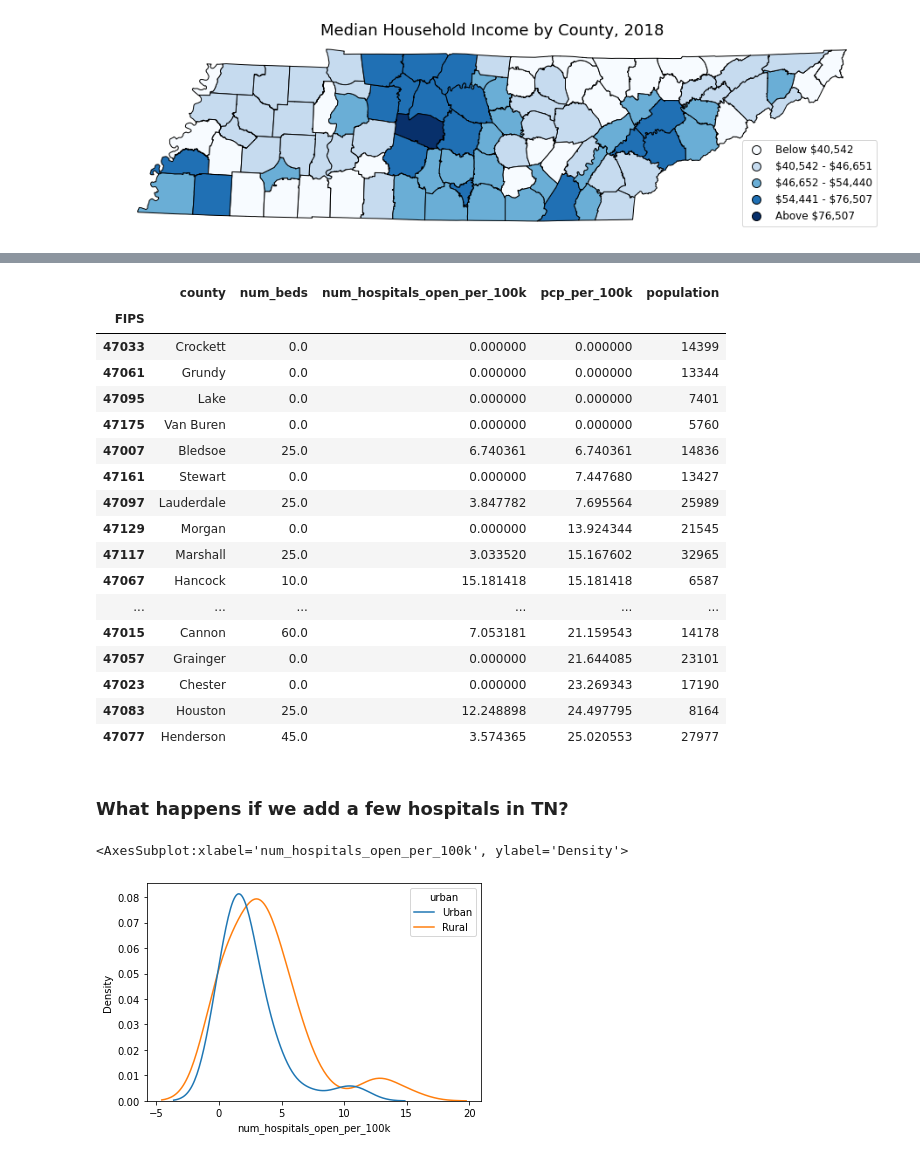
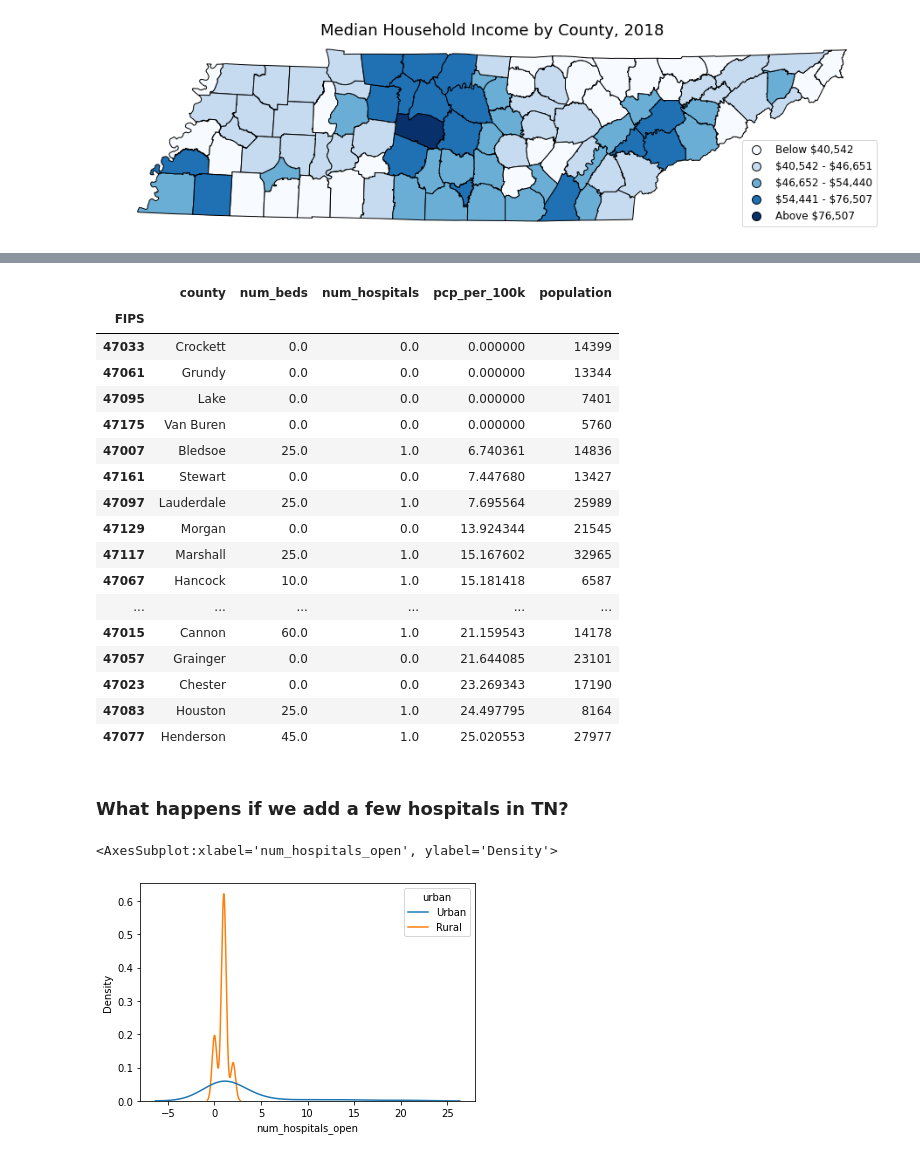
Before and after one commit to smgroves/data-science-essentials-4, a Jupyter notebook: project/Project.ipynb, the cells around one changed output, grey strips where cells are left out. Saved outputs shown, nothing was run; the diff lists cells and outputs as text; code cells hidden in the pictures.

```diff
--- a/project/Project.ipynb
+++ b/project/Project.ipynb
@@ -572,3 +596,5 @@ Lastly, we can take a look at number of beds.
+# %%
+hospitals.BEDS = hospitals.BEDS.replace(-999,0)
 # %%
 for i in range(len(hospitals.loc[hospitals.STATUS == 'OPEN'].COUNTYFIPS.value_counts())):
     ind = (hospitals.loc[hospitals.STATUS == 'OPEN'].COUNTYFIPS.value_counts().index[i])
@@ -596,6 +619,0 @@ We would like to normalize this by the number of people (i.e. number of beds/100
-# %%
-disparities.num_hospitals_open = disparities.num_hospitals_open.replace(-1,0)
-# %%
-disparities['num_hospitals_open_per_100k'] = disparities.num_hospitals_open*100000/disparities.population
-# %%
-disparities['num_beds_per_100k'] = disparities.num_beds*100000/disparities.population
@@ -817,31 +816,31 @@ sns.scatterplot(data = counties, x = 'Median Household Income', y = 'num_hospita
 # %%
-disparities.sort_values(['pcp_per_100k','population'], ascending = [True,False])[['county', 'num_beds','num_hospitals_open_per_100k','pcp_per_100k','population']][0:25]
+disparities.sort_values(['pcp_per_100k','population'], ascending = [True,False])[['county', 'num_beds','num_hospitals','pcp_per_100k','population']][0:25]
 # %% [output]
-|  | county | num_beds | num_hospitals_open_per_100k | pcp_per_100k | population |
+|  | county | num_beds | num_hospitals | pcp_per_100k | population |
 | FIPS |  |  |  |  |  |
-| 47033 | Crockett | 0.0 | 0.000000 | 0.000000 | 14399 |
-| 47061 | Grundy | 0.0 | 0.000000 | 0.000000 | 13344 |
-| 47095 | Lake | 0.0 | 0.000000 | 0.000000 | 7401 |
-| 47175 | Van Buren | 0.0 | 0.000000 | 0.000000 | 5760 |
-| 47007 | Bledsoe | 25.0 | 6.740361 | 6.740361 | 14836 |
-| 47161 | Stewart | 0.0 | 0.000000 | 7.447680 | 13427 |
-| 47097 | Lauderdale | 25.0 | 3.847782 | 7.695564 | 25989 |
-| 47129 | Morgan | 0.0 | 0.000000 | 13.924344 | 21545 |
-| 47117 | Marshall | 25.0 | 3.033520 | 15.167602 | 32965 |
-| 47067 | Hancock | 10.0 | 15.181418 | 15.181418 | 6587 |
+| 47033 | Crockett | 0.0 | 0.0 | 0.000000 | 14399 |
+| 47061 | Grundy | 0.0 | 0.0 | 0.000000 | 13344 |
+| 47095 | Lake | 0.0 | 0.0 | 0.000000 | 7401 |
+| 47175 | Van Buren | 0.0 | 0.0 | 0.000000 | 5760 |
+| 47007 | Bledsoe | 25.0 | 1.0 | 6.740361 | 14836 |
+| 47161 | Stewart | 0.0 | 0.0 | 7.447680 | 13427 |
+| 47097 | Lauderdale | 25.0 | 1.0 | 7.695564 | 25989 |
+| 47129 | Morgan | 0.0 | 0.0 | 13.924344 | 21545 |
+| 47117 | Marshall | 25.0 | 1.0 | 15.167602 | 32965 |
+| 47067 | Hancock | 10.0 | 1.0 | 15.181418 | 6587 |
 | ... | ... | ... | ... | ... | ... |
-| 47015 | Cannon | 60.0 | 7.053181 | 21.159543 | 14178 |
-| 47057 | Grainger | 0.0 | 0.000000 | 21.644085 | 23101 |
-| 47023 | Chester | 0.0 | 0.000000 | 23.269343 | 17190 |
-| 47083 | Houston | 25.0 | 12.248898 | 24.497795 | 8164 |
-| 47077 | Henderson | 45.0 | 3.574365 | 25.020553 | 27977 |
+| 47015 | Cannon | 60.0 | 1.0 | 21.159543 | 14178 |
+| 47057 | Grainger | 0.0 | 0.0 | 21.644085 | 23101 |
+| 47023 | Chester | 0.0 | 0.0 | 23.269343 | 17190 |
+| 47083 | Houston | 25.0 | 1.0 | 24.497795 | 8164 |
+| 47077 | Henderson | 45.0 | 1.0 | 25.020553 | 27977 |
 # %% [markdown]
 ### What happens if we add a few hospitals in TN?
 # %%
-sns.kdeplot(disparities.num_hospitals_open_per_100k, hue = disparities.urban)
+sns.kdeplot(disparities.num_hospitals_open, hue = disparities.urban)
 # %% [output]
-<AxesSubplot:xlabel='num_hospitals_open_per_100k', ylabel='Density'>
+<AxesSubplot:xlabel='num_hospitals_open', ylabel='Density'>
-[figure, old version]
+[figure, new version]
 # %%
 predict = disparities.copy()
 # %%
```
Also changed, not shown: parts of 38 cells of this notebook, 1 other file.
